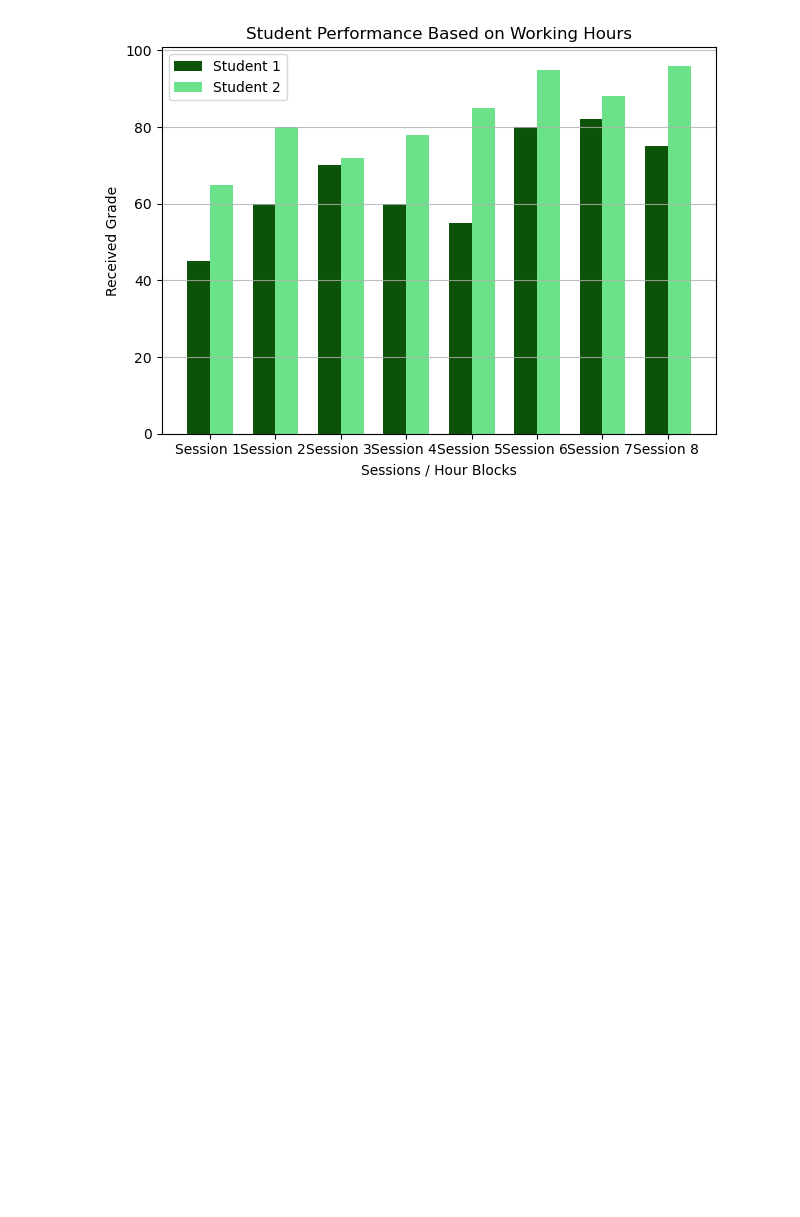
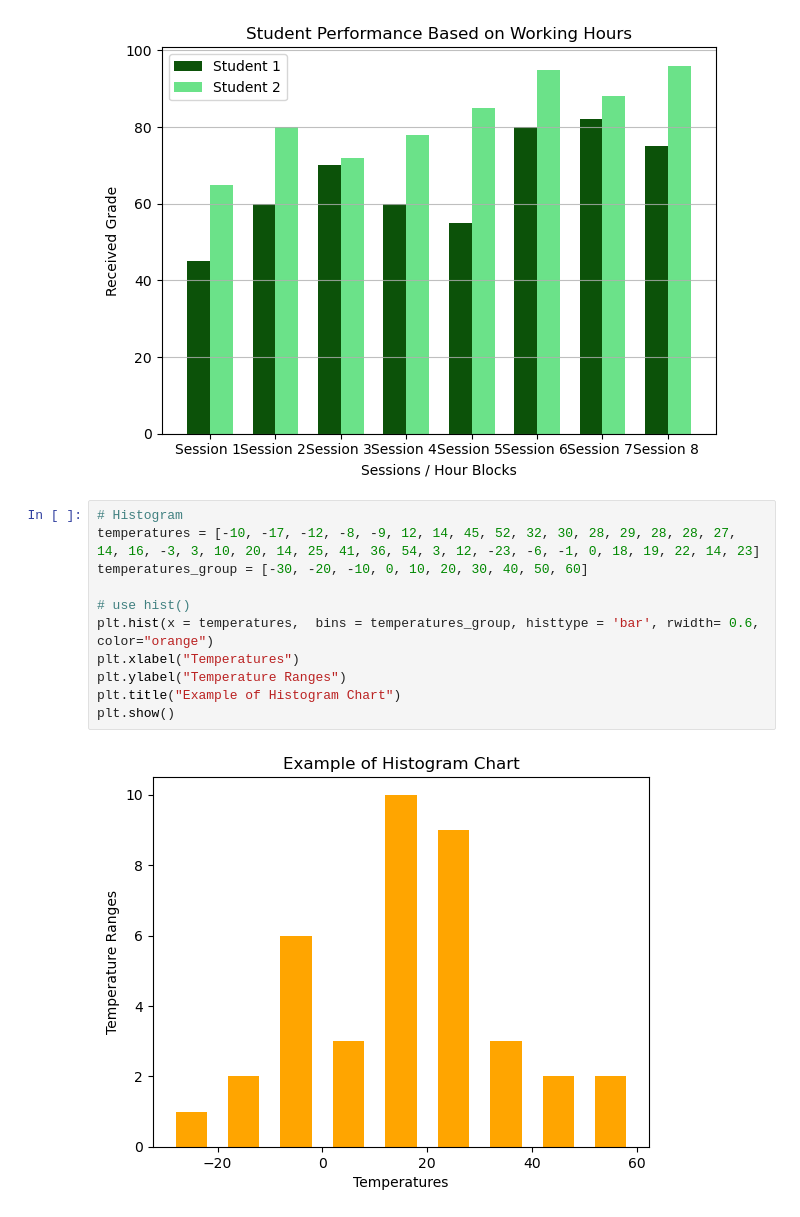
Before and after one commit to UstubecEmre/MatplotlibandSeabornFundamentals, a Jupyter notebook: chart_types_in_matplotlib.ipynb, the cells around one changed output. Cells and saved outputs as stored; diff of their text form; blank space fills up the shorter version.

Commit message:
feat: add histogram chart examples using matplotlib

```diff
--- a/chart_types_in_matplotlib.ipynb
+++ b/chart_types_in_matplotlib.ipynb
@@ -170,3 +170,16 @@ plt.tight_layout()
 plt.show()
 # %% [output]
 [figure]
+# %%
+# Histogram
+temperatures = [-10, -17, -12, -8, -9, 12, 14, 45, 52, 32, 30, 28, 29, 28, 28, 27, 14, 16, -3, 3, 10, 20, 14, 25, 41, 36, 54, 3, 12, -23, -6, -1, 0, 18, 19, 22, 14, 23]
+temperatures_group = [-30, -20, -10, 0, 10, 20, 30, 40, 50, 60]
+
+# use hist()
+plt.hist(x = temperatures,  bins = temperatures_group, histtype = 'bar', rwidth= 0.6, color="orange")
+plt.xlabel("Temperatures")
+plt.ylabel("Temperature Ranges")
+plt.title("Example of Histogram Chart")
+plt.show()
+# %% [output]
+[figure, added]
```
Also changed, not shown: parts of 1 cell of this notebook.
